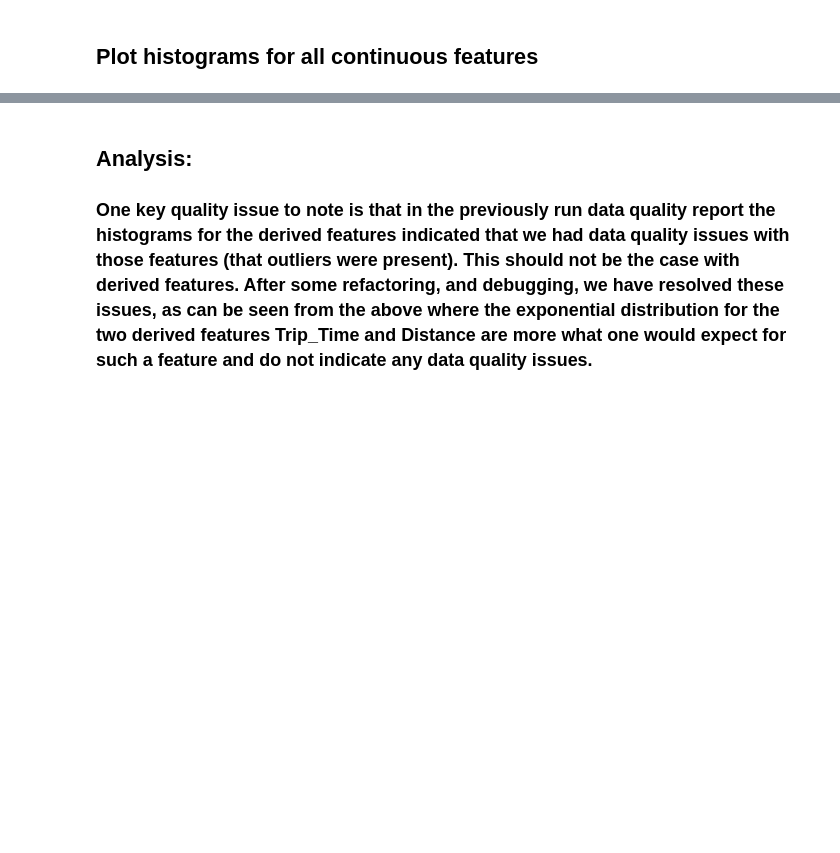
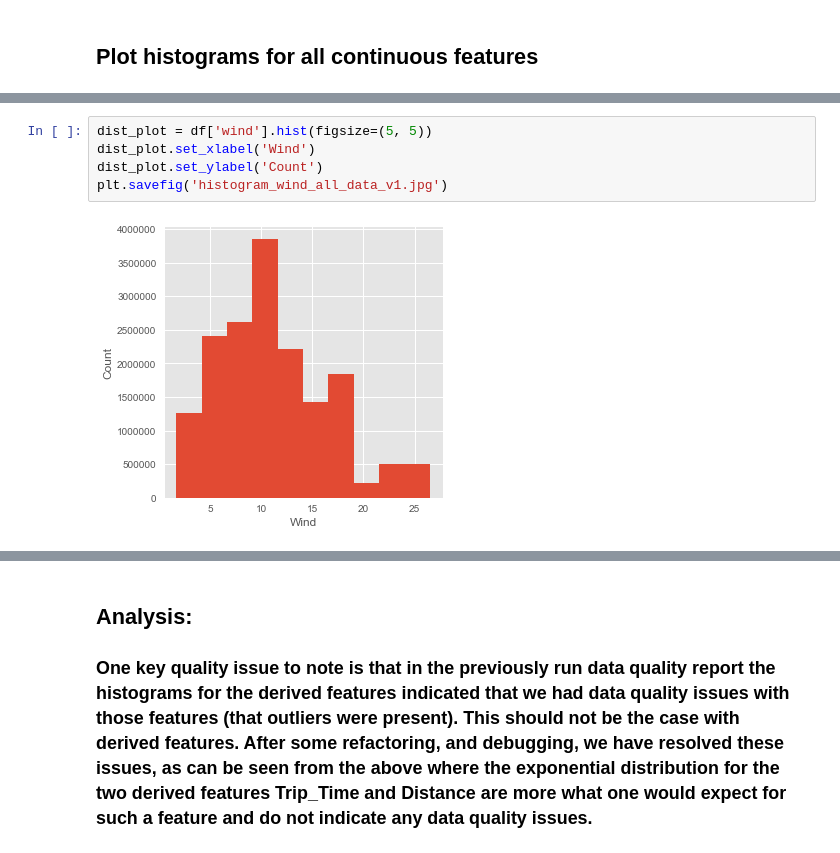
Before and after one commit to PamelaKelly/ETADataHandling, a Jupyter notebook: data_quality/data_quality_report3_all_data.ipynb, the cells around one changed output, grey strips where cells are left out. Cells and saved outputs as stored; diff of their text form; blank space fills up the shorter version.

```diff
--- a/data_quality/data_quality_report3_all_data.ipynb
+++ b/data_quality/data_quality_report3_all_data.ipynb
@@ -205,0 +216,7 @@ plt.savefig('histograms_all_data_v1.jpg')
+# %%
+dist_plot = df['wind'].hist(figsize=(5, 5))
+dist_plot.set_xlabel('Wind')
+dist_plot.set_ylabel('Count')
+plt.savefig('histogram_wind_all_data_v1.jpg')
+# %% [output]
+[figure, added]
```
Also changed, not shown: parts of 22 cells of this notebook.
